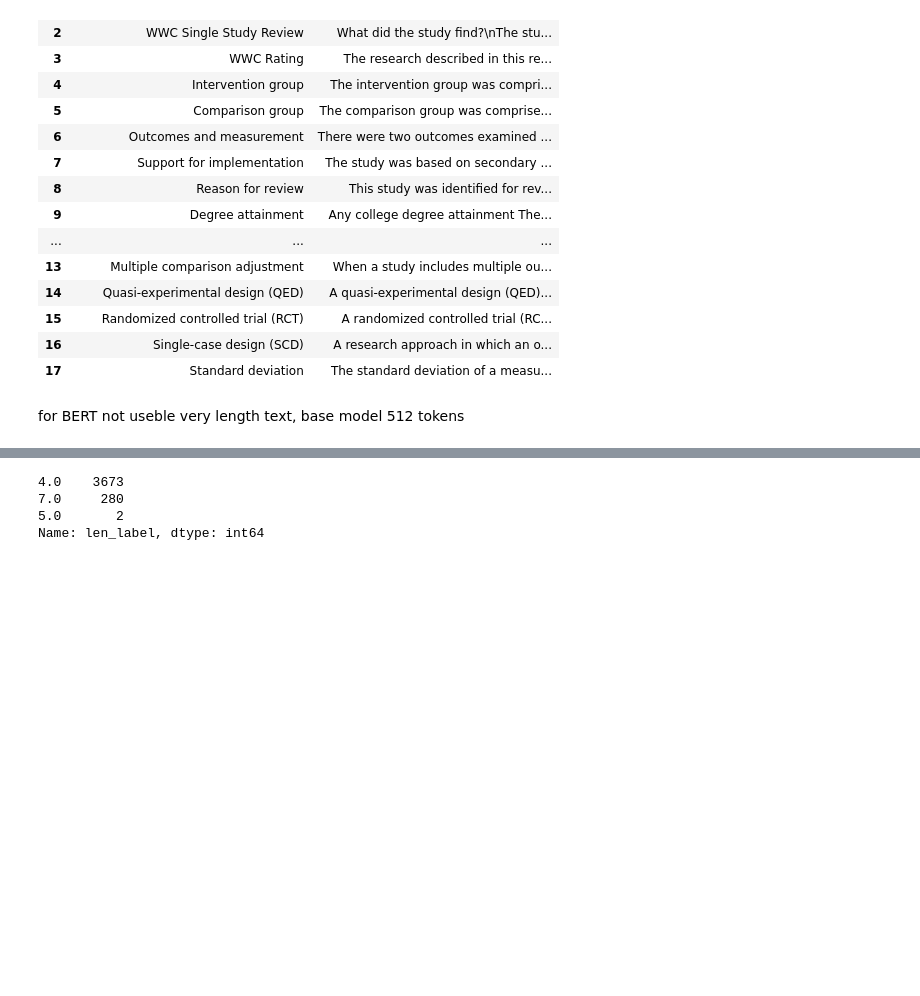
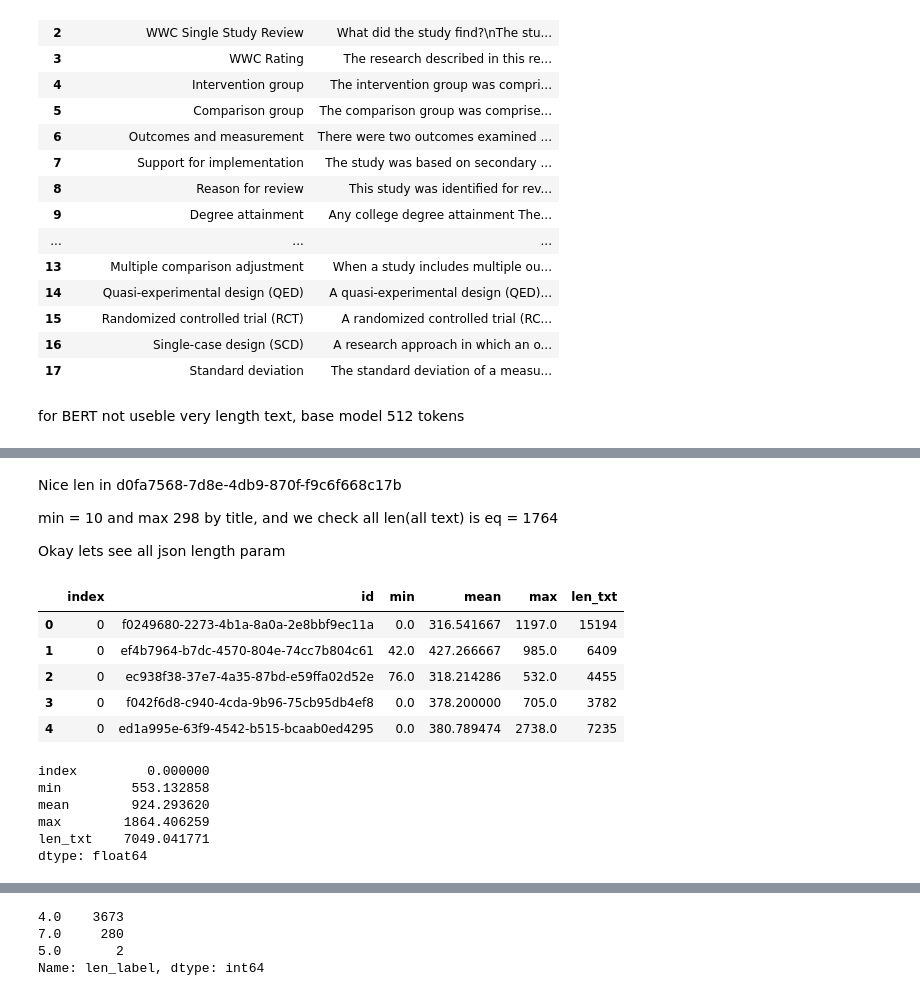
Before and after one commit to beifa/Coleridge_Initiative, a Jupyter notebook: notebook/preprocessing_data.ipynb, the cells around one changed output, grey strips where cells are left out. Drawn from its saved outputs; the diff is of its cells as text; code cells hidden in the pictures; blank space fills up the shorter version.

Commit message:
add method clear data

```diff
--- a/notebook/preprocessing_data.ipynb
+++ b/notebook/preprocessing_data.ipynb
@@ -85,3 +74,0 @@ df1.text.apply(lambda x: len(x.split())).describe().to_dict()
-# %%
-len_text = len(df1.text.str.cat(sep = '\n').split())
-len_text
@@ -115,7 +74,0 @@ list_train_json = list(Path(PATH).glob('train/*.json'))
-# %%
-tmp = []
-for file in tqdm(list_train_json):
-    tmp_dict = see_length(file)
-    tmp.append(
-        tmp_dict
-        )
@@ -480,0 +91,49 @@ for i in df_head[reusult].cleaned_label.values:
+# %% [markdown]
+Nice len in d0fa7568-7d8e-4db9-870f-f9c6f668c17b
+
+min = 10 and max 298 by title, and we check all len(all text) is eq = 1764
+
+
+Okay lets see all json length param
+# %%
+def see_length(file: Path):
+    # make conf interval for length
+    tmp_df = pd.read_json(file)
+    tmp_stat = tmp_df.text.apply(lambda x: len(x.split())).describe().to_dict()
+    len_text = len(tmp_df.text.str.cat(sep = '\n').split())
+    id = file.stem
+    return {
+        'id':id,
+        'min': tmp_stat['min'],
+        'mean': tmp_stat['mean'],
+        'max': tmp_stat['max'],
+        'len_txt': len_text
+        }
+
+list_train_json = list(Path(PATH).glob('train/*.json'))
+
+tmp = []
+# time by colab is 1h
+for file in tqdm(list_train_json):
+    tmp_dict = see_length(file)
+    tmp.append(
+        pd.DataFrame(tmp_dict,index=[0])
+        )
+length_df = pd.concat(tmp).reset_index(drop=True)
+length_df.head()
+# %% [output]
+|  | index | id | min | mean | max | len_txt |
+| 0 | 0 | f0249680-2273-4b1a-8a0a-2e8bbf9ec11a | 0.0 | 316.541667 | 1197.0 | 15194 |
+| 1 | 0 | ef4b7964-b7dc-4570-804e-74cc7b804c61 | 42.0 | 427.266667 | 985.0 | 6409 |
+| 2 | 0 | ec938f38-37e7-4a35-87bd-e59ffa02d52e | 76.0 | 318.214286 | 532.0 | 4455 |
+| 3 | 0 | f042f6d8-c940-4cda-9b96-75cb95db4ef8 | 0.0 | 378.200000 | 705.0 | 3782 |
+| 4 | 0 | ed1a995e-63f9-4542-b515-bcaab0ed4295 | 0.0 | 380.789474 | 2738.0 | 7235 |
+# %%
+length_df.mean(axis = 0)
+# %% [output]
+index         0.000000
+min         553.132858
+mean        924.293620
+max        1864.406259
+len_txt    7049.041771
+dtype: float64
```
Also changed, not shown: parts of 59 cells of this notebook.
